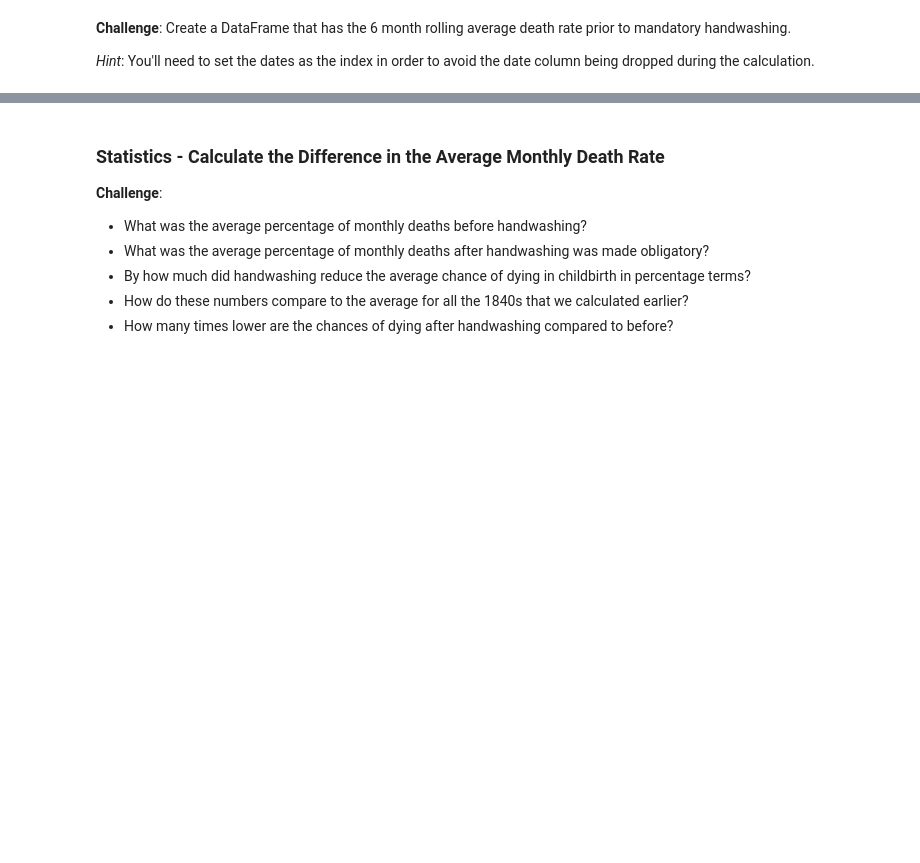
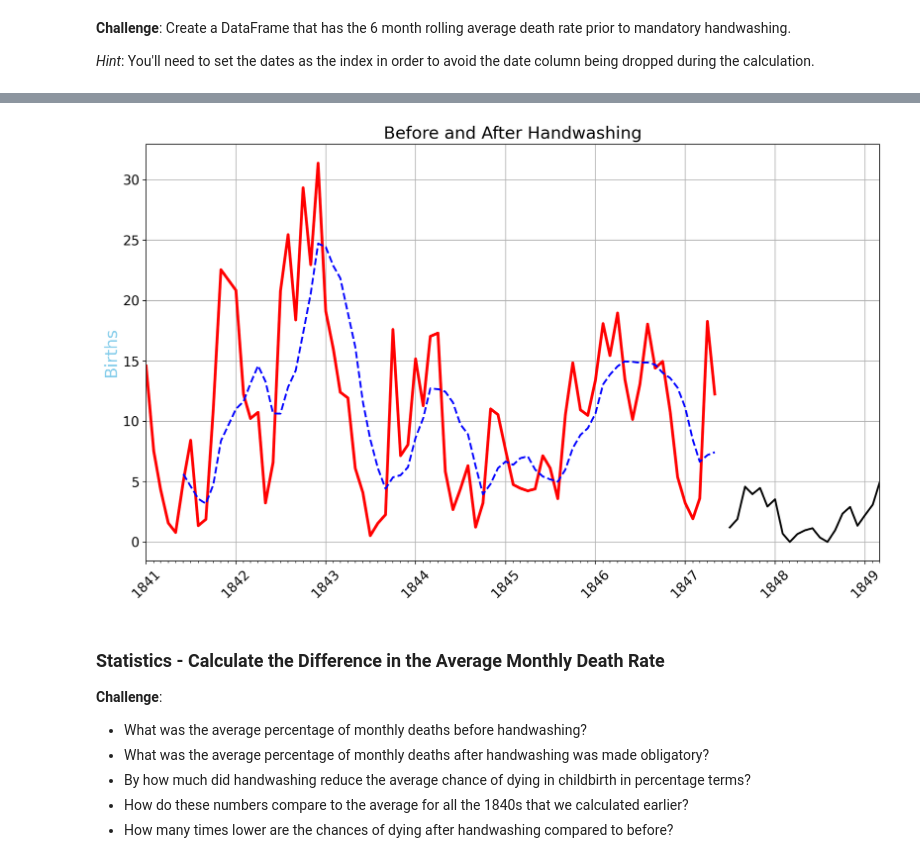
Before and after one commit to Jeff-Nibbs/handwashing-data, a Jupyter notebook: Dr_Semmelweis_Handwashing_Discovery_(start).ipynb, the cells around one changed output, grey strips where cells are left out. Cells and saved outputs as stored; diff of their text form; code cells hidden in the pictures; blank space fills up the shorter version.

```diff
--- a/Dr_Semmelweis_Handwashing_Discovery_(start).ipynb
+++ b/Dr_Semmelweis_Handwashing_Discovery_(start).ipynb
@@ -335,6 +330,7 @@ After The Mandate: 2.15%
 
 *Hint*: You'll need to set the dates as the index in order to avoid the date column being dropped during the calculation.
 # %%
-fix_before = before.groupby('date').rolling(window=6, on='pct_deaths')
+fix_before = before
+fix_before['rolling'] = before['pct_deaths'].rolling(window=6).mean()
 fix_before
 # %% [output]
@@ -351,6 +364,36 @@ RollingGroupby [window=6,center=False,axis=0,on=pct_deaths,method=single]
 * Show the moving average as a thicker, crimon line.
 * Show the rate after handwashing as a skyblue line with round markers.
 * Look at the [code snippet in the documentation to see how you can add a legend](https://matplotlib.org/3.1.1/api/_as_gen/matplotlib.pyplot.legend.html) to the chart.
+# %%
+years = mdates.YearLocator()
+months = mdates.MonthLocator()
+years_fmt = mdates.DateFormatter('%Y')
+
+plt.figure(figsize=(14,8), dpi=200)
+plt.title('Before and After Handwashing', fontsize=18)
+plt.yticks(fontsize=14)
+plt.xticks(fontsize=14, rotation=45)
+
+plt.grid(True)
+
+ax1 = plt.gca()
+
+ax1.set_ylabel('Births', color='skyblue', fontsize=18)
+
+# Use Locators
+ax1.set_xlim([df_monthly.date.min(), df_monthly.date.max()])
+ax1.xaxis.set_major_locator(years)
+ax1.xaxis.set_major_formatter(years_fmt)
+ax1.xaxis.set_minor_locator(months)
+
+ax1.plot(fix_before['date'], fix_before['pct_deaths'], color='red', lw=3.0)
+ax1.plot(fix_before['date'], fix_before['rolling'], color='blue', ls='--', lw=2.0)
+ax1.plot(after['date'], after['pct_deaths'], color='black', lw=2)
+
+
+plt.show()
+# %% [output]
+[figure, added]
 # %% [markdown]
 ### Statistics - Calculate the Difference in the Average Monthly Death Rate
 
```
Also changed, not shown: parts of 6 cells of this notebook.
